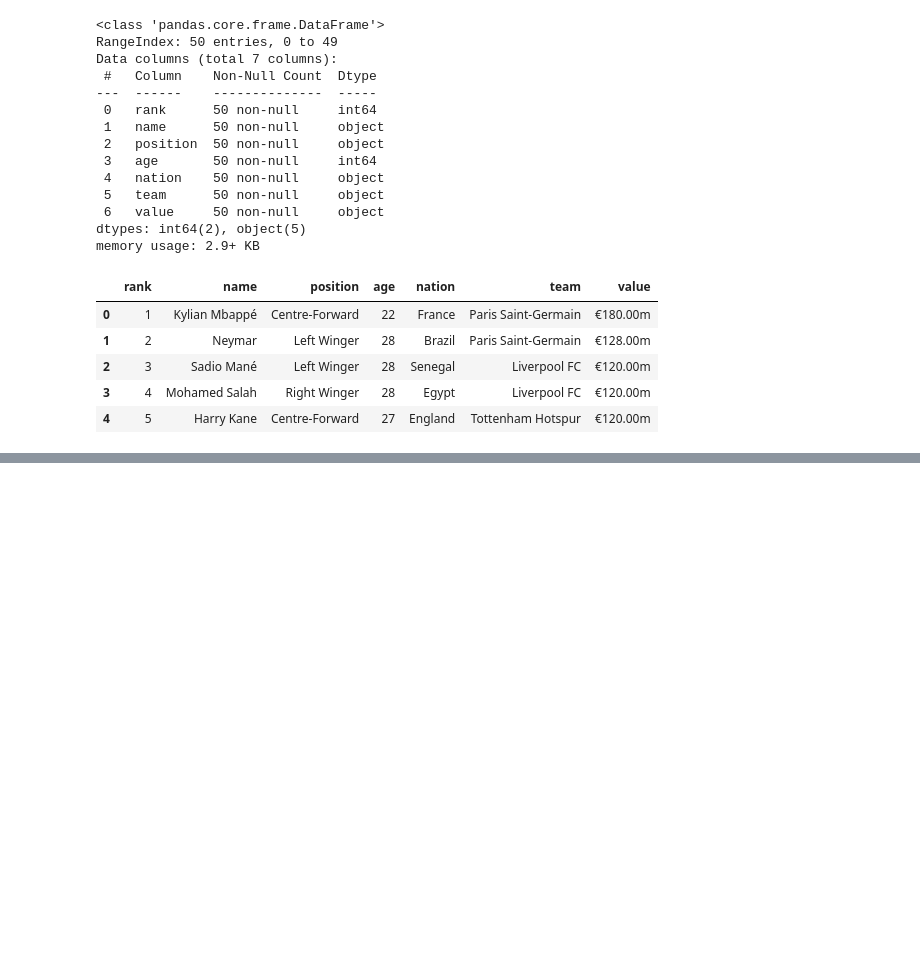
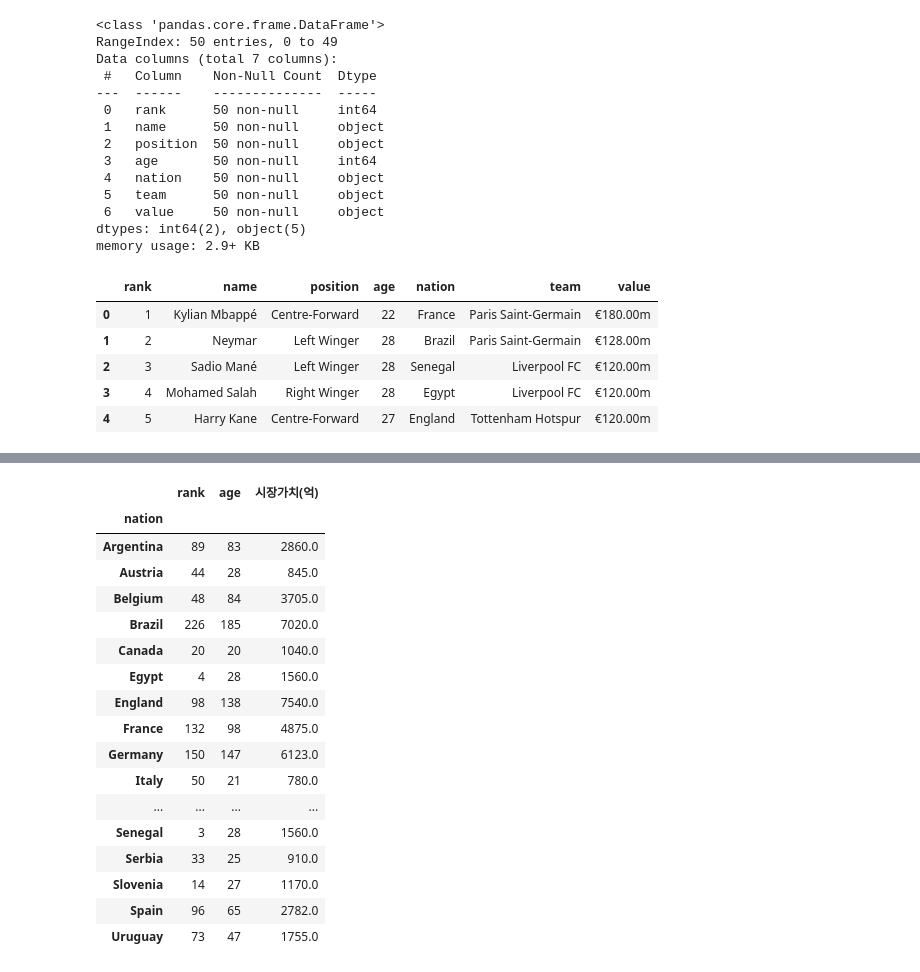
Before and after one commit to diligejy/python_analysis, a Jupyter notebook: soccer_player_value_analysis/Pandas_with_player50.ipynb, the cells around one changed output, grey strips where cells are left out. Drawn from its saved outputs; the diff is of its cells as text; code cells hidden in the pictures; blank space fills up the shorter version.

```diff
--- a/soccer_player_value_analysis/Pandas_with_player50.ipynb
+++ b/soccer_player_value_analysis/Pandas_with_player50.ipynb
@@ -44,0 +343,21 @@ df.head()
+# %%
+df.groupby('nation').sum()
+# %% [output]
+|  | rank | age | 시장가치(억) |
+| nation |  |  |  |
+| Argentina | 89 | 83 | 2860.0 |
+| Austria | 44 | 28 | 845.0 |
+| Belgium | 48 | 84 | 3705.0 |
+| Brazil | 226 | 185 | 7020.0 |
+| Canada | 20 | 20 | 1040.0 |
+| Egypt | 4 | 28 | 1560.0 |
+| England | 98 | 138 | 7540.0 |
+| France | 132 | 98 | 4875.0 |
+| Germany | 150 | 147 | 6123.0 |
+| Italy | 50 | 21 | 780.0 |
+| ... | ... | ... | ... |
+| Senegal | 3 | 28 | 1560.0 |
+| Serbia | 33 | 25 | 910.0 |
+| Slovenia | 14 | 27 | 1170.0 |
+| Spain | 96 | 65 | 2782.0 |
+| Uruguay | 73 | 47 | 1755.0 |
```
Also changed, not shown: parts of 38 cells of this notebook.
